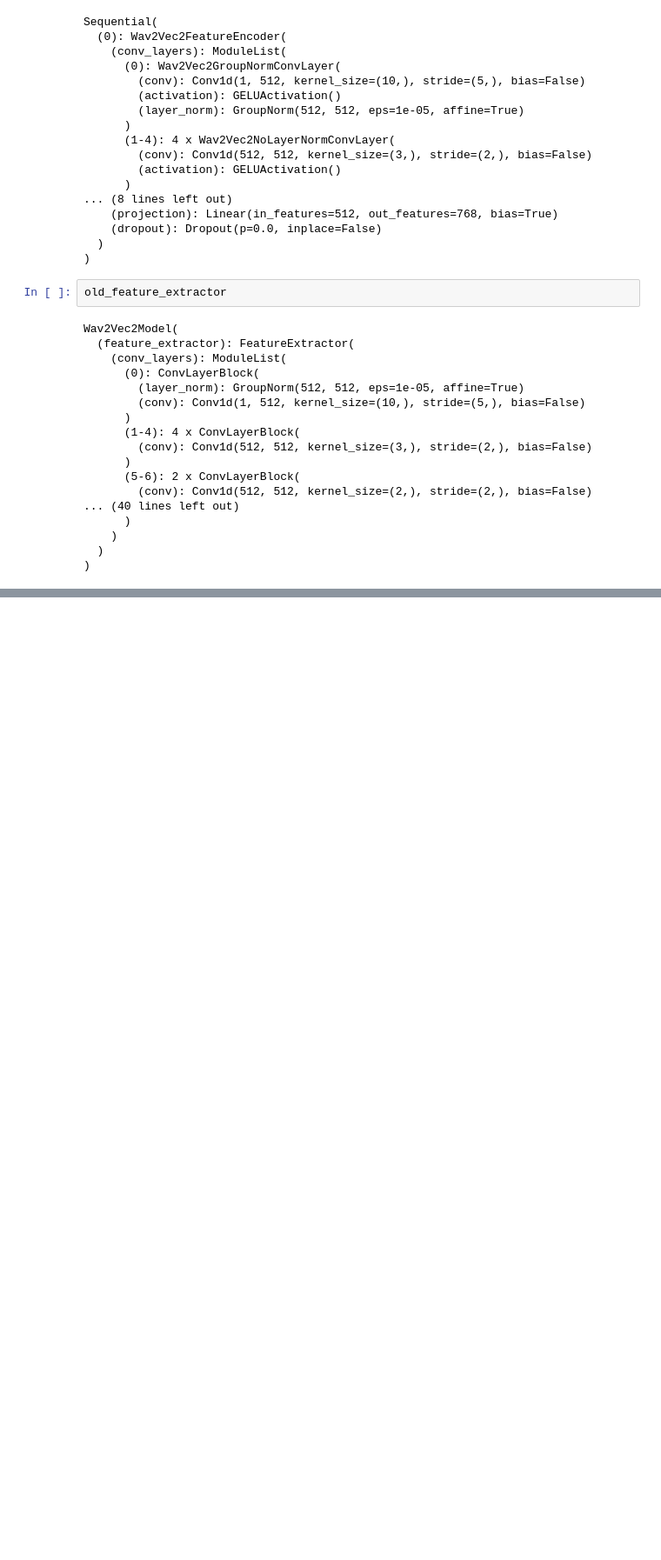
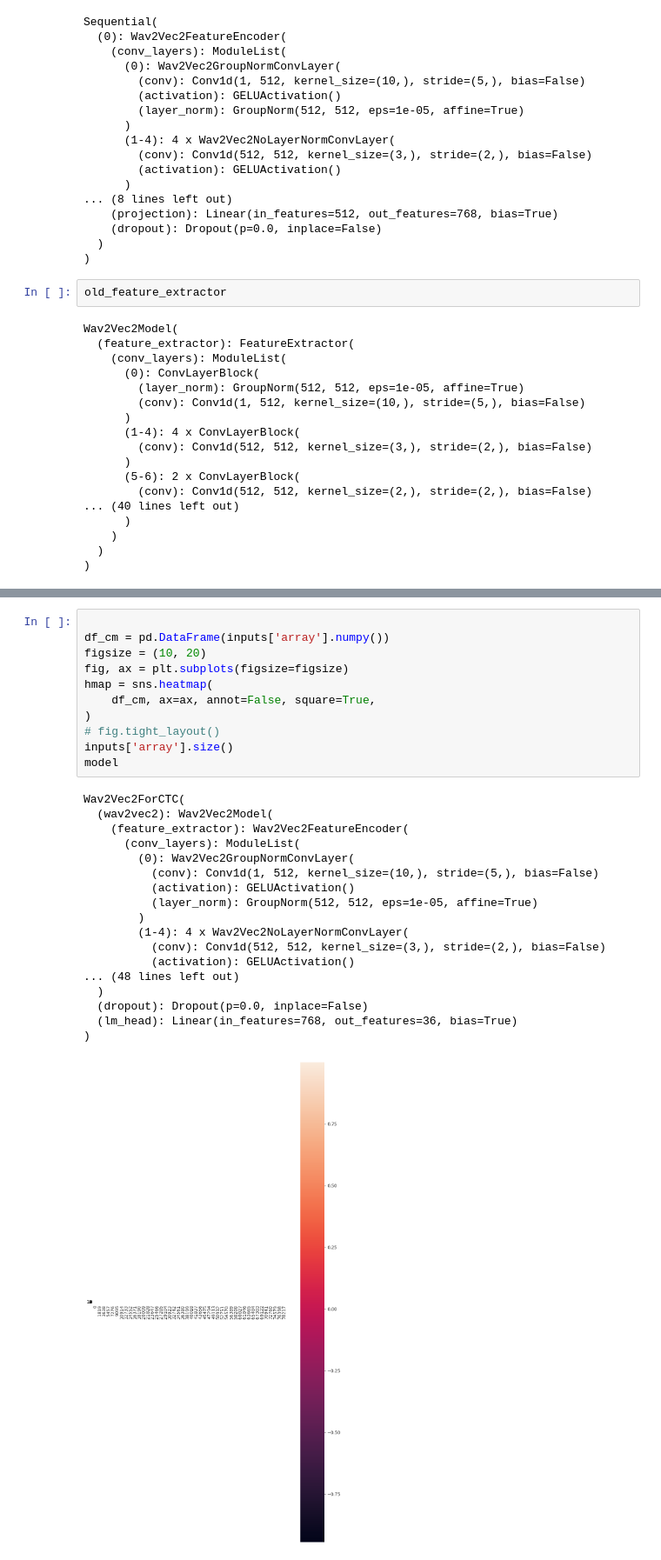
Before and after one commit to 2Maze/emotions-classify, a Jupyter notebook: notebooks/test.ipynb, the cells around one changed output, grey strips where cells are left out. Shown: that part at 87% size. Saved outputs shown, nothing was run; the diff lists cells and outputs as text; blank space fills up the shorter version.

```diff
--- a/notebooks/test.ipynb
+++ b/notebooks/test.ipynb
@@ -140,0 +212,30 @@ param_groups
+# %%
+
+df_cm = pd.DataFrame(inputs['array'].numpy())
+figsize = (10, 20)
+fig, ax = plt.subplots(figsize=figsize)
+hmap = sns.heatmap(
+    df_cm, ax=ax, annot=False, square=True,
+)
+# fig.tight_layout()
+inputs['array'].size()
+model
+# %% [output]
+Wav2Vec2ForCTC(
+  (wav2vec2): Wav2Vec2Model(
+    (feature_extractor): Wav2Vec2FeatureEncoder(
+      (conv_layers): ModuleList(
+        (0): Wav2Vec2GroupNormConvLayer(
+          (conv): Conv1d(1, 512, kernel_size=(10,), stride=(5,), bias=False)
+          (activation): GELUActivation()
+          (layer_norm): GroupNorm(512, 512, eps=1e-05, affine=True)
+        )
+        (1-4): 4 x Wav2Vec2NoLayerNormConvLayer(
+          (conv): Conv1d(512, 512, kernel_size=(3,), stride=(2,), bias=False)
+          (activation): GELUActivation()
+... (48 lines left out)
+  )
+  (dropout): Dropout(p=0.0, inplace=False)
+  (lm_head): Linear(in_features=768, out_features=36, bias=True)
+)
+[figure, added]
```
Also changed, not shown: parts of 13 cells of this notebook, 4 other files.
